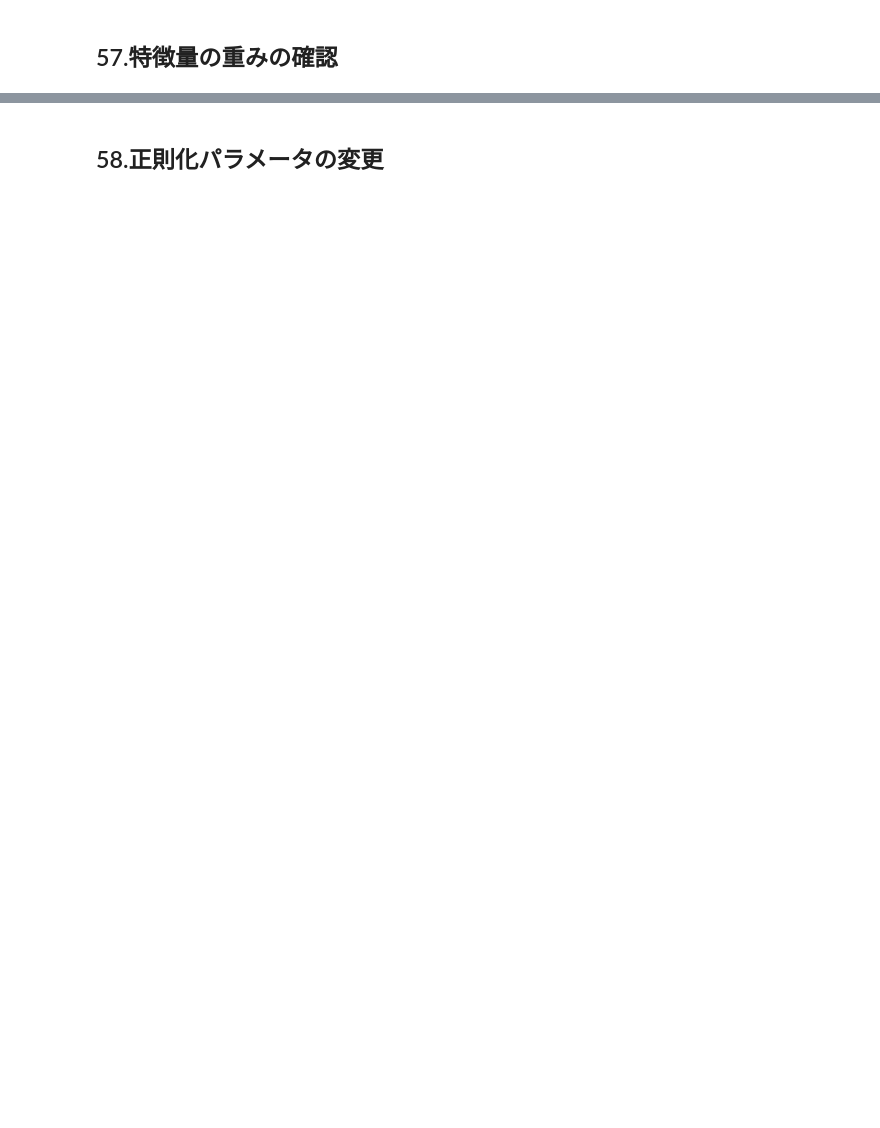
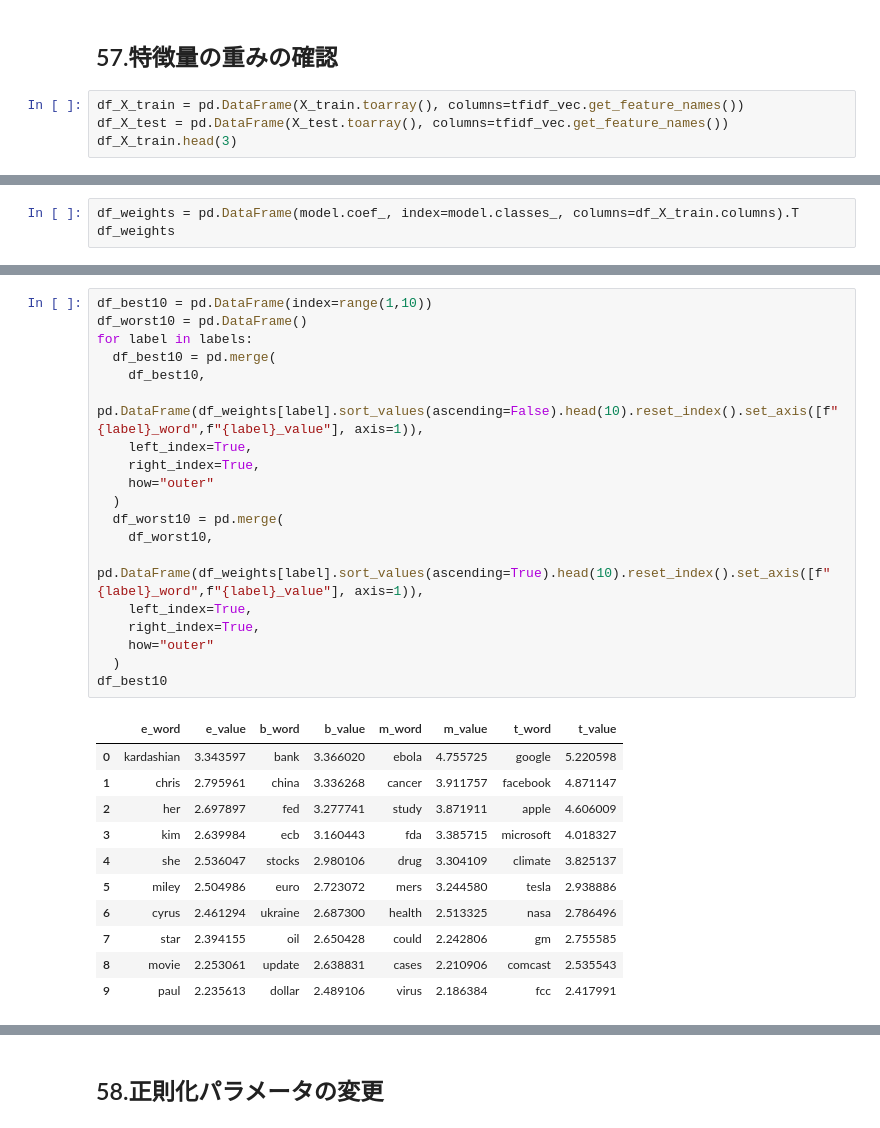
Before and after one commit to tktkbohshi/m1_study_nlp100practices, a Jupyter notebook: section06/section06.ipynb, the cells around one changed output, grey strips where cells are left out. Cells and saved outputs as stored; diff of their text form; blank space fills up the shorter version.

```diff
--- a/section06/section06.ipynb
+++ b/section06/section06.ipynb
@@ -112,2 +137,6 @@ df_eval
 # %% [markdown]
 ## 57.特徴量の重みの確認
+# %%
+df_X_train = pd.DataFrame(X_train.toarray(), columns=tfidf_vec.get_feature_names())
+df_X_test = pd.DataFrame(X_test.toarray(), columns=tfidf_vec.get_feature_names())
+df_X_train.head(3)
@@ -113,0 +149,3 @@ df_eval
+# %%
+df_weights = pd.DataFrame(model.coef_, index=model.classes_, columns=df_X_train.columns).T
+df_weights
@@ -113,0 +166,31 @@ df_eval
+# %%
+df_best10 = pd.DataFrame(index=range(1,10))
+df_worst10 = pd.DataFrame()
+for label in labels:
+  df_best10 = pd.merge(
+    df_best10,
+    pd.DataFrame(df_weights[label].sort_values(ascending=False).head(10).reset_index().set_axis([f"{label}_word",f"{label}_value"], axis=1)),
+    left_index=True,
+    right_index=True,
+    how="outer"
+  )
+  df_worst10 = pd.merge(
+    df_worst10,
+    pd.DataFrame(df_weights[label].sort_values(ascending=True).head(10).reset_index().set_axis([f"{label}_word",f"{label}_value"], axis=1)),
+    left_index=True,
+    right_index=True,
+    how="outer"
+  )
+df_best10
+# %% [output]
+|  | e_word | e_value | b_word | b_value | m_word | m_value | t_word | t_value |
+| 0 | kardashian | 3.343597 | bank | 3.366020 | ebola | 4.755725 | google | 5.220598 |
+| 1 | chris | 2.795961 | china | 3.336268 | cancer | 3.911757 | facebook | 4.871147 |
+| 2 | her | 2.697897 | fed | 3.277741 | study | 3.871911 | apple | 4.606009 |
+| 3 | kim | 2.639984 | ecb | 3.160443 | fda | 3.385715 | microsoft | 4.018327 |
+| 4 | she | 2.536047 | stocks | 2.980106 | drug | 3.304109 | climate | 3.825137 |
+| 5 | miley | 2.504986 | euro | 2.723072 | mers | 3.244580 | tesla | 2.938886 |
+| 6 | cyrus | 2.461294 | ukraine | 2.687300 | health | 2.513325 | nasa | 2.786496 |
+| 7 | star | 2.394155 | oil | 2.650428 | could | 2.242806 | gm | 2.755585 |
+| 8 | movie | 2.253061 | update | 2.638831 | cases | 2.210906 | comcast | 2.535543 |
+| 9 | paul | 2.235613 | dollar | 2.489106 | virus | 2.186384 | fcc | 2.417991 |
```
Also changed, not shown: parts of 18 cells of this notebook.
